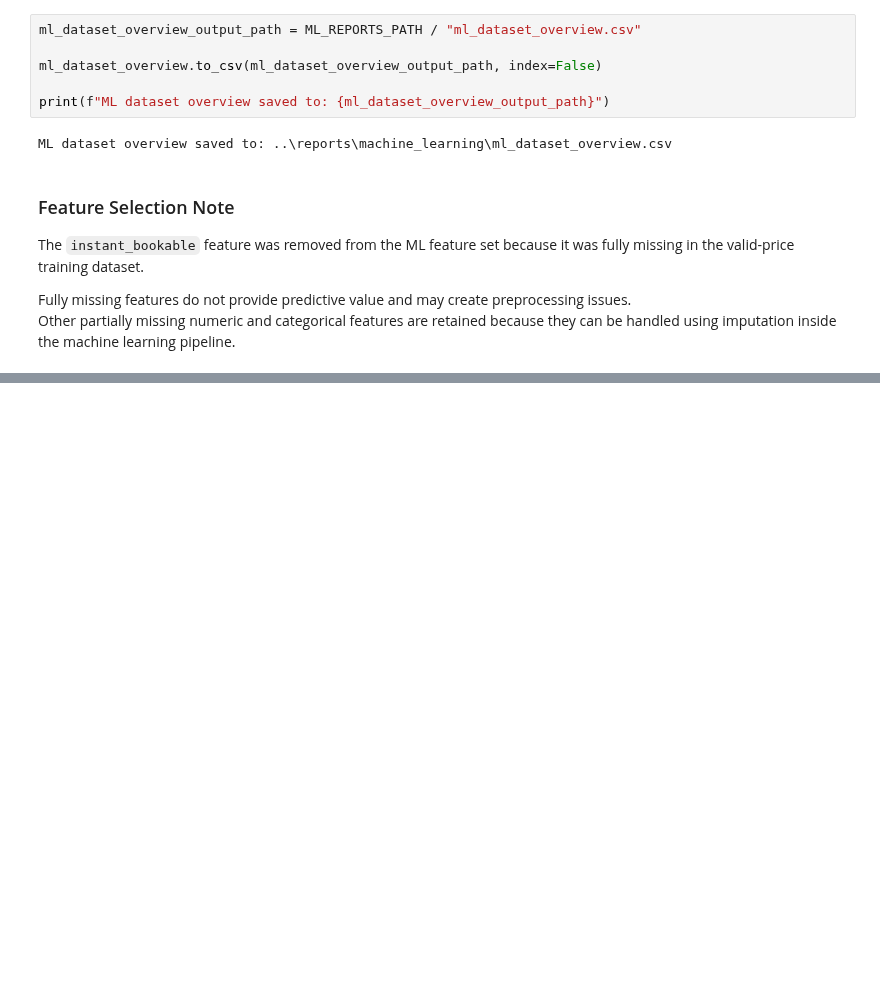
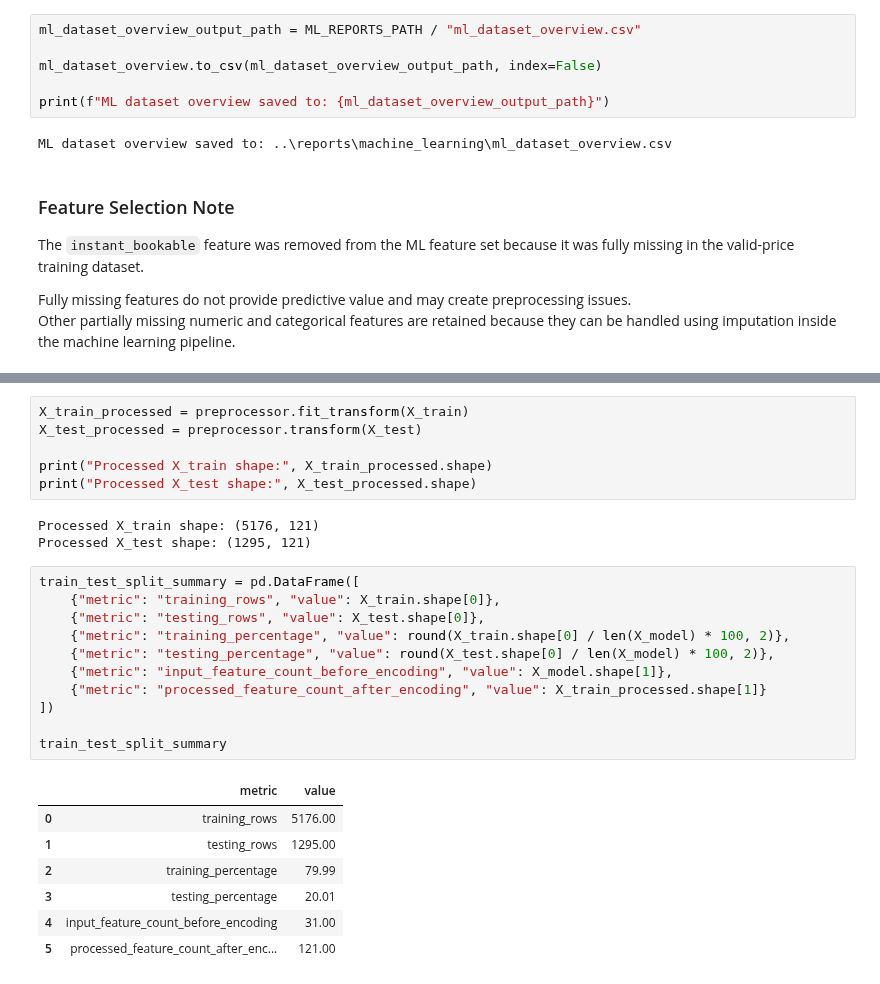
Before and after one commit to Tnadeeja/Inside-Airbnb-Market-Intelligence-Platform-Data-Engineering-Analytics-AI, a Jupyter notebook: notebooks/05_ml_price_prediction.ipynb, the cells around one changed output, grey strips where cells are left out. Drawn from its saved outputs; the diff is of its cells as text; blank space fills up the shorter version.

```diff
--- a/notebooks/05_ml_price_prediction.ipynb
+++ b/notebooks/05_ml_price_prediction.ipynb
@@ -340,0 +496,28 @@ Other partially missing numeric and categorical features are retained because th
+# %%
+X_train_processed = preprocessor.fit_transform(X_train)
+X_test_processed = preprocessor.transform(X_test)
+
+print("Processed X_train shape:", X_train_processed.shape)
+print("Processed X_test shape:", X_test_processed.shape)
+# %% [output]
+Processed X_train shape: (5176, 121)
+Processed X_test shape: (1295, 121)
+# %%
+train_test_split_summary = pd.DataFrame([
+    {"metric": "training_rows", "value": X_train.shape[0]},
+    {"metric": "testing_rows", "value": X_test.shape[0]},
+    {"metric": "training_percentage", "value": round(X_train.shape[0] / len(X_model) * 100, 2)},
+    {"metric": "testing_percentage", "value": round(X_test.shape[0] / len(X_model) * 100, 2)},
+    {"metric": "input_feature_count_before_encoding", "value": X_model.shape[1]},
+    {"metric": "processed_feature_count_after_encoding", "value": X_train_processed.shape[1]}
+])
+
+train_test_split_summary
+# %% [output]
+|  | metric | value |
+| 0 | training_rows | 5176.00 |
+| 1 | testing_rows | 1295.00 |
+| 2 | training_percentage | 79.99 |
+| 3 | testing_percentage | 20.01 |
+| 4 | input_feature_count_before_encoding | 31.00 |
+| 5 | processed_feature_count_after_enc... | 121.00 |
```
Also changed, not shown: parts of 8 cells of this notebook, 1 other file.
